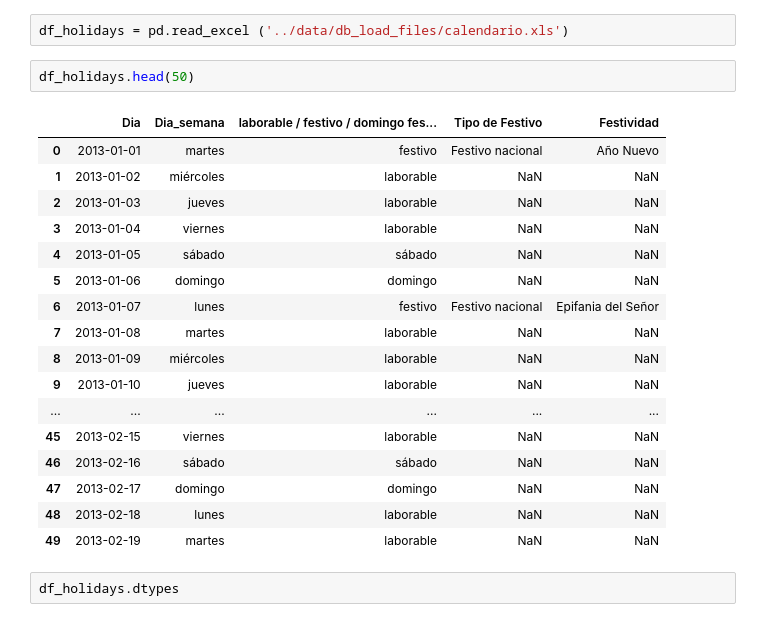
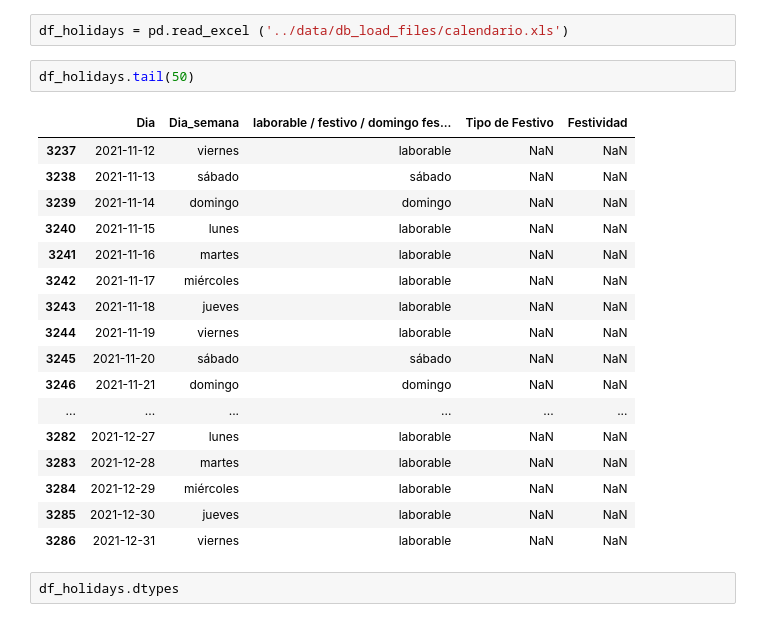
Before and after one commit to FranLeston/CityPlayForecast, a Jupyter notebook: notebook/3-fix_holidays.ipynb, the cells around one changed output. Saved outputs shown, nothing was run; the diff lists cells and outputs as text.

```diff
--- a/notebook/3-fix_holidays.ipynb
+++ b/notebook/3-fix_holidays.ipynb
@@ -10,25 +10,25 @@ rcParams['figure.figsize'] = 30,8
 # %%
 df_holidays = pd.read_excel ('../data/db_load_files/calendario.xls')
 # %%
-df_holidays.head(50)
+df_holidays.tail(50)
 # %% [output]
 |  | Dia | Dia_semana | laborable / festivo / domingo fes... | Tipo de Festivo | Festividad |
-| 0 | 2013-01-01 | martes | festivo | Festivo nacional | Año Nuevo |
-| 1 | 2013-01-02 | miércoles | laborable | NaN | NaN |
-| 2 | 2013-01-03 | jueves | laborable | NaN | NaN |
-| 3 | 2013-01-04 | viernes | laborable | NaN | NaN |
-| 4 | 2013-01-05 | sábado | sábado | NaN | NaN |
-| 5 | 2013-01-06 | domingo | domingo | NaN | NaN |
-| 6 | 2013-01-07 | lunes | festivo | Festivo nacional | Epifania del Señor |
-| 7 | 2013-01-08 | martes | laborable | NaN | NaN |
-| 8 | 2013-01-09 | miércoles | laborable | NaN | NaN |
-| 9 | 2013-01-10 | jueves | laborable | NaN | NaN |
+| 3237 | 2021-11-12 | viernes | laborable | NaN | NaN |
+| 3238 | 2021-11-13 | sábado | sábado | NaN | NaN |
+| 3239 | 2021-11-14 | domingo | domingo | NaN | NaN |
+| 3240 | 2021-11-15 | lunes | laborable | NaN | NaN |
+| 3241 | 2021-11-16 | martes | laborable | NaN | NaN |
+| 3242 | 2021-11-17 | miércoles | laborable | NaN | NaN |
+| 3243 | 2021-11-18 | jueves | laborable | NaN | NaN |
+| 3244 | 2021-11-19 | viernes | laborable | NaN | NaN |
+| 3245 | 2021-11-20 | sábado | sábado | NaN | NaN |
+| 3246 | 2021-11-21 | domingo | domingo | NaN | NaN |
 | ... | ... | ... | ... | ... | ... |
-| 45 | 2013-02-15 | viernes | laborable | NaN | NaN |
-| 46 | 2013-02-16 | sábado | sábado | NaN | NaN |
-| 47 | 2013-02-17 | domingo | domingo | NaN | NaN |
-| 48 | 2013-02-18 | lunes | laborable | NaN | NaN |
-| 49 | 2013-02-19 | martes | laborable | NaN | NaN |
+| 3282 | 2021-12-27 | lunes | laborable | NaN | NaN |
+| 3283 | 2021-12-28 | martes | laborable | NaN | NaN |
+| 3284 | 2021-12-29 | miércoles | laborable | NaN | NaN |
+| 3285 | 2021-12-30 | jueves | laborable | NaN | NaN |
+| 3286 | 2021-12-31 | viernes | laborable | NaN | NaN |
 # %%
 df_holidays.dtypes
 # %% [output]
```
Also changed, not shown: 15 other files.
